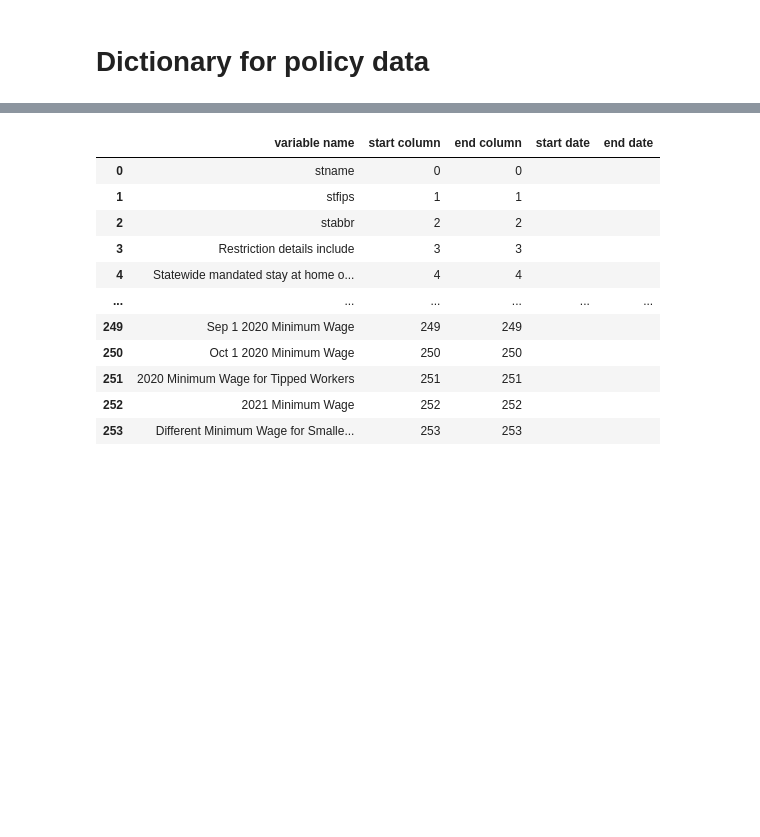
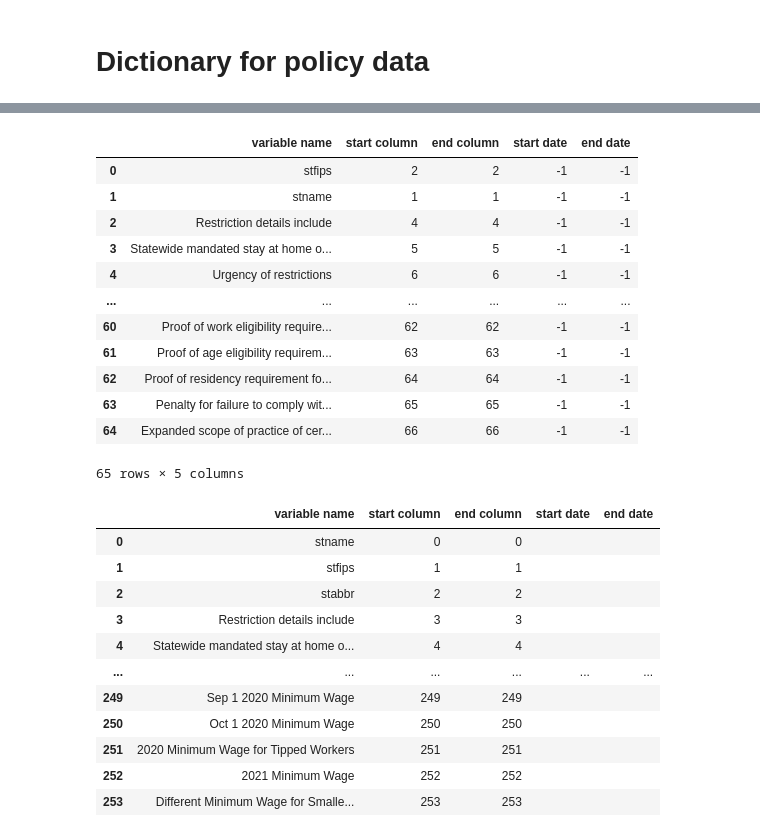
Before and after one commit to hpc-datahub/COVID_DataHub, a Jupyter notebook: Scripts/dictionary.ipynb, the cells around one changed output, grey strips where cells are left out. Saved outputs shown, nothing was run; the diff lists cells and outputs as text; code cells hidden in the pictures; blank space fills up the shorter version.

```diff
--- a/Scripts/dictionary.ipynb
+++ b/Scripts/dictionary.ipynb
@@ -296 +296,44 @@ base_policy
+# %%
+d = {'variable name':[] , 'start column': [], 'end column':[], 'start date':[], 'end date': []}
+
+df = pd.read_csv("../Pandemic/policy.csv")
+
+temp_base = base_policy[base_policy['file'] == 'policy.csv'].copy().reset_index(drop = True)
+
+for i in range(temp_base.shape[0]):
+    d['variable name'].append(temp_base.loc[i, 'variable name'])
+    temp_var = temp_base.loc[i, 'variable name'].replace('_yyyymmdd', '')
+    temp_id = [i for i, s in enumerate(df.columns) if temp_var in s]
+    temp_date = [re.findall('20[\d]+', x) for x in df.columns[temp_id]]
+    if len(temp_date[0]) != 0:
+        temp_date = [x[0] for x in temp_date]
+    else:
+        temp_date = [-1]
+    if len(temp_id) > 0:
+        d['start column'].append(temp_id[0] + 1)
+        d['end column'].append(temp_id[-1] + 1)
+        d['start date'].append(temp_date[0])
+        d['end date'].append(temp_date[-1])
+    else:
+        d['start column'].append(-1)
+        d['end column'].append(-1)
+        d['start date'].append(-1)
+        d['end date'].append(-1)
+
+dictionary_policy = pd.DataFrame(d)
+dictionary_policy
+# %% [output]
+|  | variable name | start column | end column | start date | end date |
+| 0 | stfips | 2 | 2 | -1 | -1 |
+| 1 | stname | 1 | 1 | -1 | -1 |
+| 2 | Restriction details include | 4 | 4 | -1 | -1 |
+| 3 | Statewide mandated stay at home o... | 5 | 5 | -1 | -1 |
+| 4 | Urgency of restrictions | 6 | 6 | -1 | -1 |
+| ... | ... | ... | ... | ... | ... |
+| 60 | Proof of work eligibility require... | 62 | 62 | -1 | -1 |
+| 61 | Proof of age eligibility requirem... | 63 | 63 | -1 | -1 |
+| 62 | Proof of residency requirement fo... | 64 | 64 | -1 | -1 |
+| 63 | Penalty for failure to comply wit... | 65 | 65 | -1 | -1 |
+| 64 | Expanded scope of practice of cer... | 66 | 66 | -1 | -1 |
+65 rows × 5 columns
 # %%
```
Also changed, not shown: parts of 12 cells of this notebook, 2 other files.
